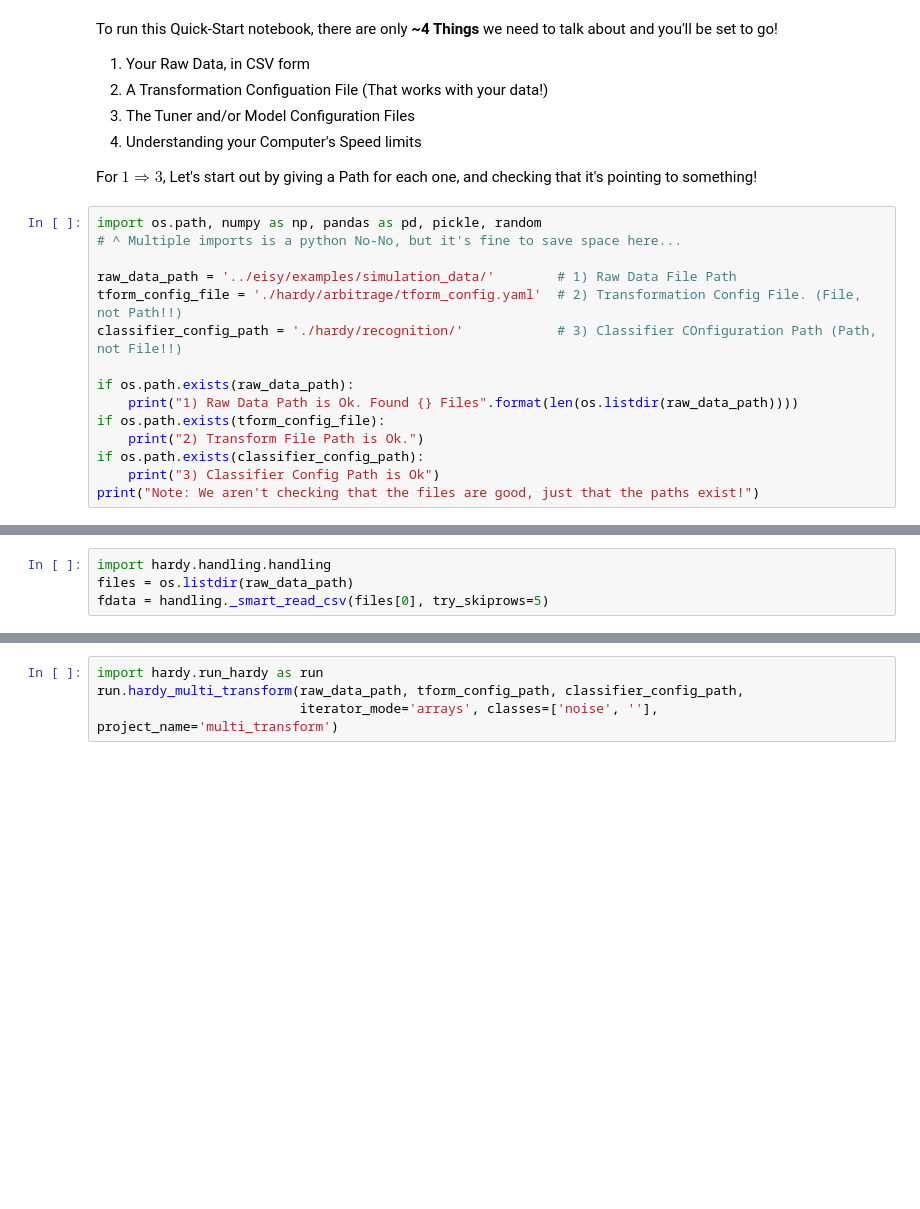
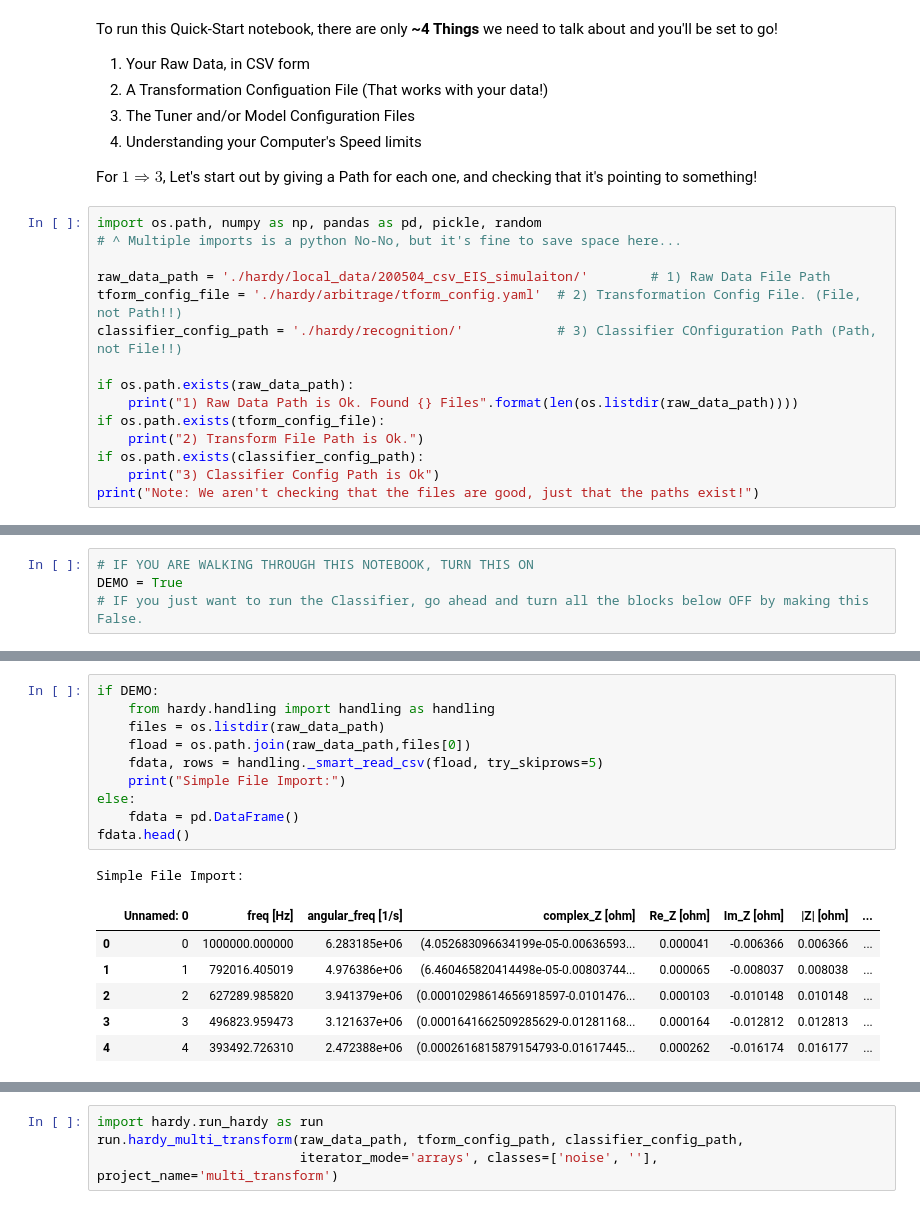
Before and after one commit to EISy-as-Py/hardy, a Jupyter notebook: HARDy_QuickStart_Notebook.ipynb, the cells around one changed output, grey strips where cells are left out. Drawn from its saved outputs; the diff is of its cells as text; blank space fills up the shorter version.

```diff
--- a/HARDy_QuickStart_Notebook.ipynb
+++ b/HARDy_QuickStart_Notebook.ipynb
@@ -20,7 +20,7 @@ For $1 \Rightarrow 3$, Let's start out by giving a Path for each one, and checki
 import os.path, numpy as np, pandas as pd, pickle, random
 # ^ Multiple imports is a python No-No, but it's fine to save space here...
 
-raw_data_path = '../eisy/examples/simulation_data/'        # 1) Raw Data File Path
+raw_data_path = './hardy/local_data/200504_csv_EIS_simulaiton/'        # 1) Raw Data File Path
 tform_config_file = './hardy/arbitrage/tform_config.yaml'  # 2) Transformation Config File. (File, not Path!!)
 classifier_config_path = './hardy/recognition/'            # 3) Classifier COnfiguration Path (Path, not File!!)
 
@@ -38,3 +41,7 @@ Note: We aren't checking that the files are good, just that the paths exist!
+# %%
+# IF YOU ARE WALKING THROUGH THIS NOTEBOOK, TURN THIS ON
+DEMO = True
+# IF you just want to run the Classifier, go ahead and turn all the blocks below OFF by making this False.
 # %% [markdown]
 ## Section 1. Raw Data *(and File-Structure)*
 <img src="./doc/Images/quickstart_DataImport.PNG" width=600 p align="right" />
@@ -55,4 +70,18 @@ For now, we will focus on the first method, so please have "tags" at the end of
 # %%
-import hardy.handling.handling
-files = os.listdir(raw_data_path)
-fdata = handling._smart_read_csv(files[0], try_skiprows=5)
+if DEMO:
+    from hardy.handling import handling as handling
+    files = os.listdir(raw_data_path)
+    fload = os.path.join(raw_data_path,files[0])
+    fdata, rows = handling._smart_read_csv(fload, try_skiprows=5)
+    print("Simple File Import:")
+else:
+    fdata = pd.DataFrame()
+fdata.head()
+# %% [output]
+Simple File Import:
+|  | Unnamed: 0 | freq [Hz] | angular_freq [1/s] | complex_Z [ohm] | Re_Z [ohm] | Im_Z [ohm] | |Z| [ohm] | ... |
+| 0 | 0 | 1000000.000000 | 6.283185e+06 | (4.052683096634199e-05-0.00636593... | 0.000041 | -0.006366 | 0.006366 | ... |
+| 1 | 1 | 792016.405019 | 4.976386e+06 | (6.460465820414498e-05-0.00803744... | 0.000065 | -0.008037 | 0.008038 | ... |
+| 2 | 2 | 627289.985820 | 3.941379e+06 | (0.00010298614656918597-0.0101476... | 0.000103 | -0.010148 | 0.010148 | ... |
+| 3 | 3 | 496823.959473 | 3.121637e+06 | (0.0001641662509285629-0.01281168... | 0.000164 | -0.012812 | 0.012813 | ... |
+| 4 | 4 | 393492.726310 | 2.472388e+06 | (0.0002616815879154793-0.01617445... | 0.000262 | -0.016174 | 0.016177 | ... |
```
Also changed, not shown: parts of 6 cells of this notebook.
